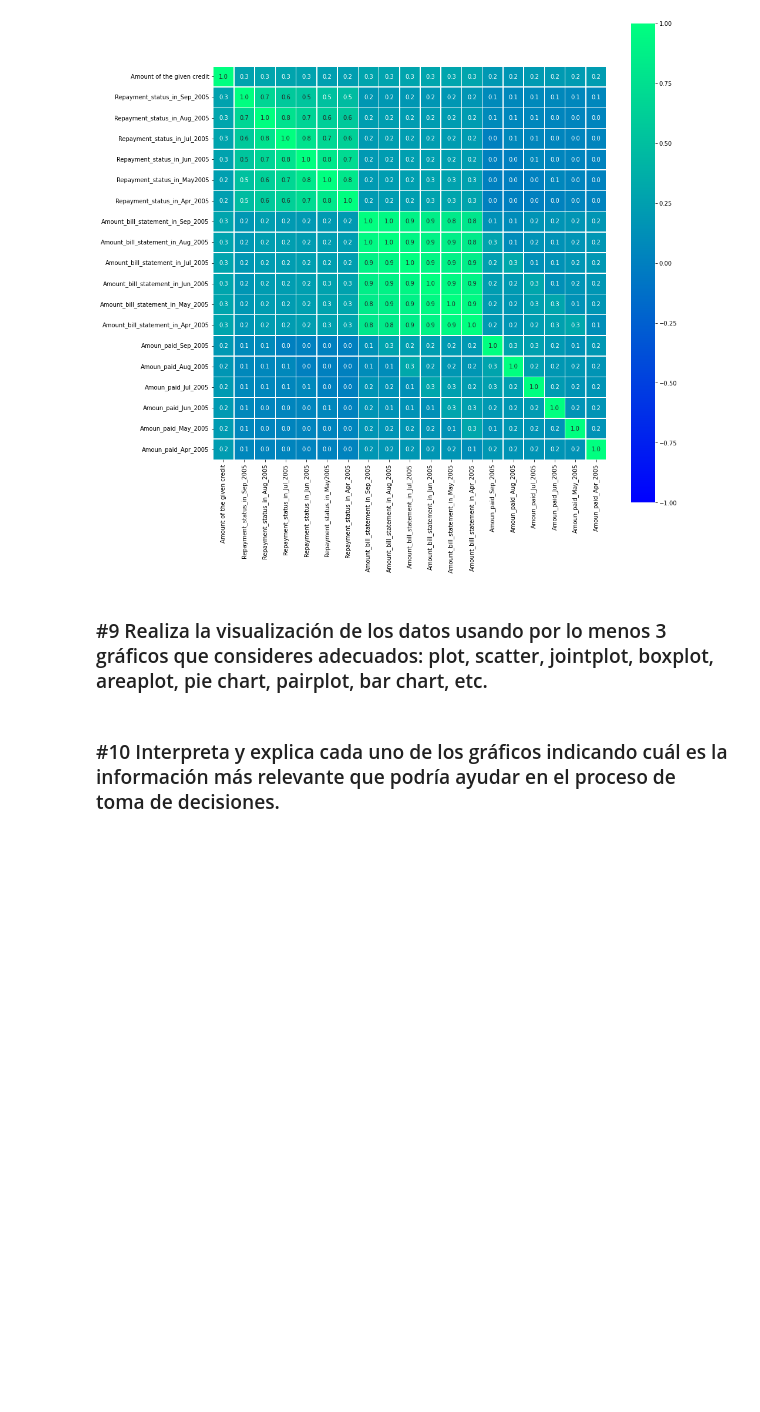
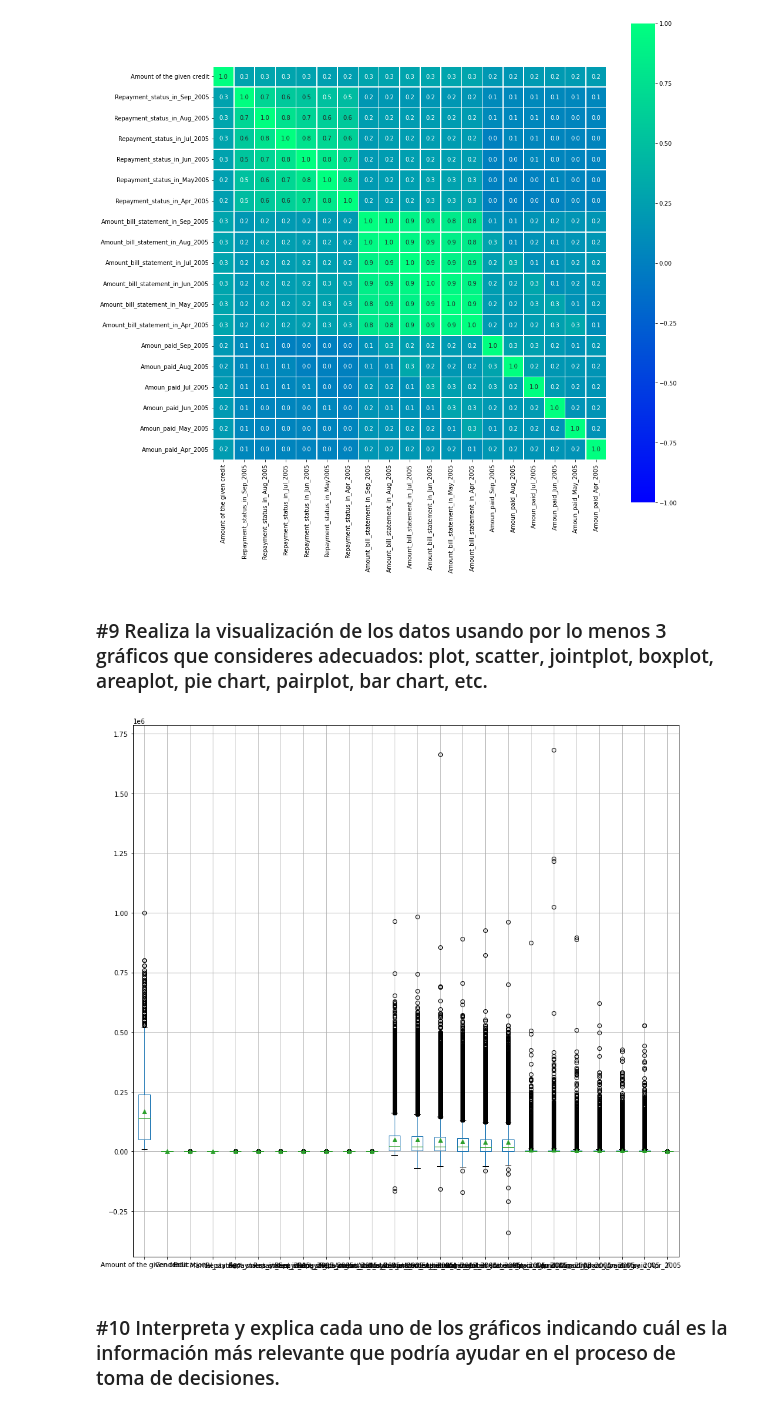
Before and after one commit to PosgradoMNA/actividades-de-aprendizaje-A01793546-Ariel-Corral-Leon, a Jupyter notebook: Actividad_Sem_6_Visualizacion_A01793546.ipynb, the cells around one changed output. Saved outputs shown, nothing was run; the diff lists cells and outputs as text; code cells hidden in the pictures; blank space fills up the shorter version.

```diff
--- a/Actividad_Sem_6_Visualizacion_A01793546.ipynb
+++ b/Actividad_Sem_6_Visualizacion_A01793546.ipynb
@@ -531,3 +529,8 @@ sns.heatmap(Correlation_Matrix, vmax = 1, vmin = -1, square = True, annot = True
+# %%
+#pasando la información en Boxplots
+boxplot = df_import.boxplot(figsize = (15,15),showmeans = True)
+# %% [output]
+[figure, added]
 # %% [markdown]
 ### #10  Interpreta y explica cada uno de los gráficos indicando cuál es la información más relevante que podría ayudar en el proceso de toma de decisiones.
 # %%
```
Also changed, not shown: parts of 1 cell of this notebook.
